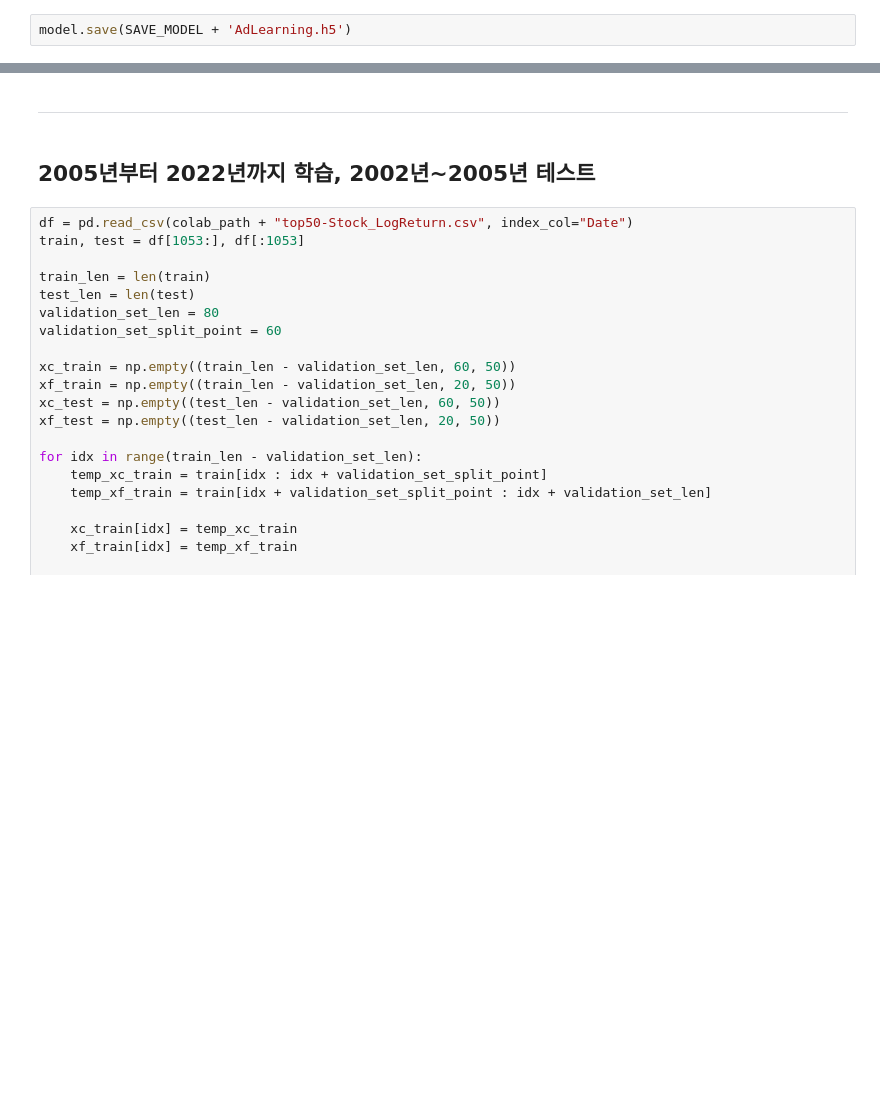
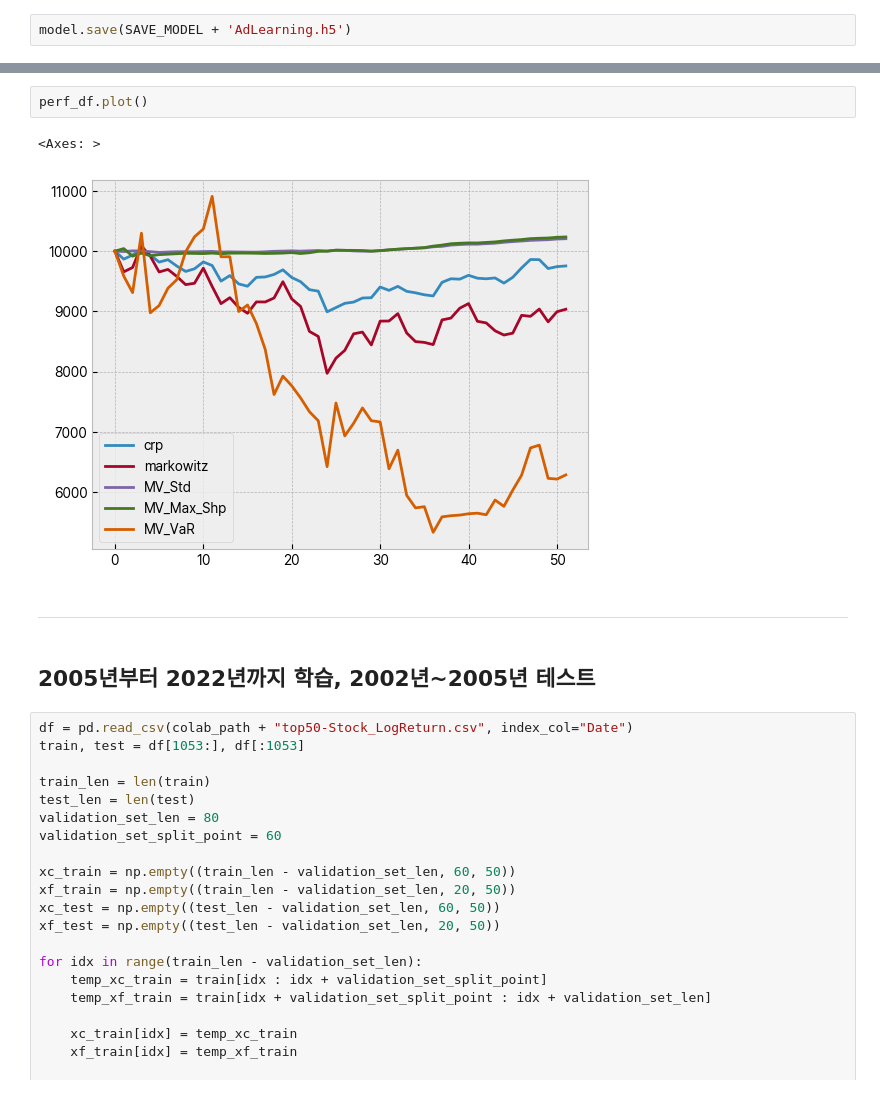
Before and after one commit to ChoiInYeol/KHU-FELAB-DBGAPS, a Jupyter notebook: 7. final_modeling.ipynb, the cells around one changed output, grey strips where cells are left out. Saved outputs shown, nothing was run; the diff lists cells and outputs as text; blank space fills up the shorter version.

```diff
--- a/7. final_modeling.ipynb
+++ b/7. final_modeling.ipynb
@@ -334,3 +367,8 @@ model.save(SAVE_MODEL + 'AdLearning.h5')
+# %%
+perf_df.plot()
+# %% [output]
+<Axes: >
+[figure, added]
 # %% [markdown]
 ---
 # %% [markdown]
```
Also changed, not shown: parts of 8 cells of this notebook.
